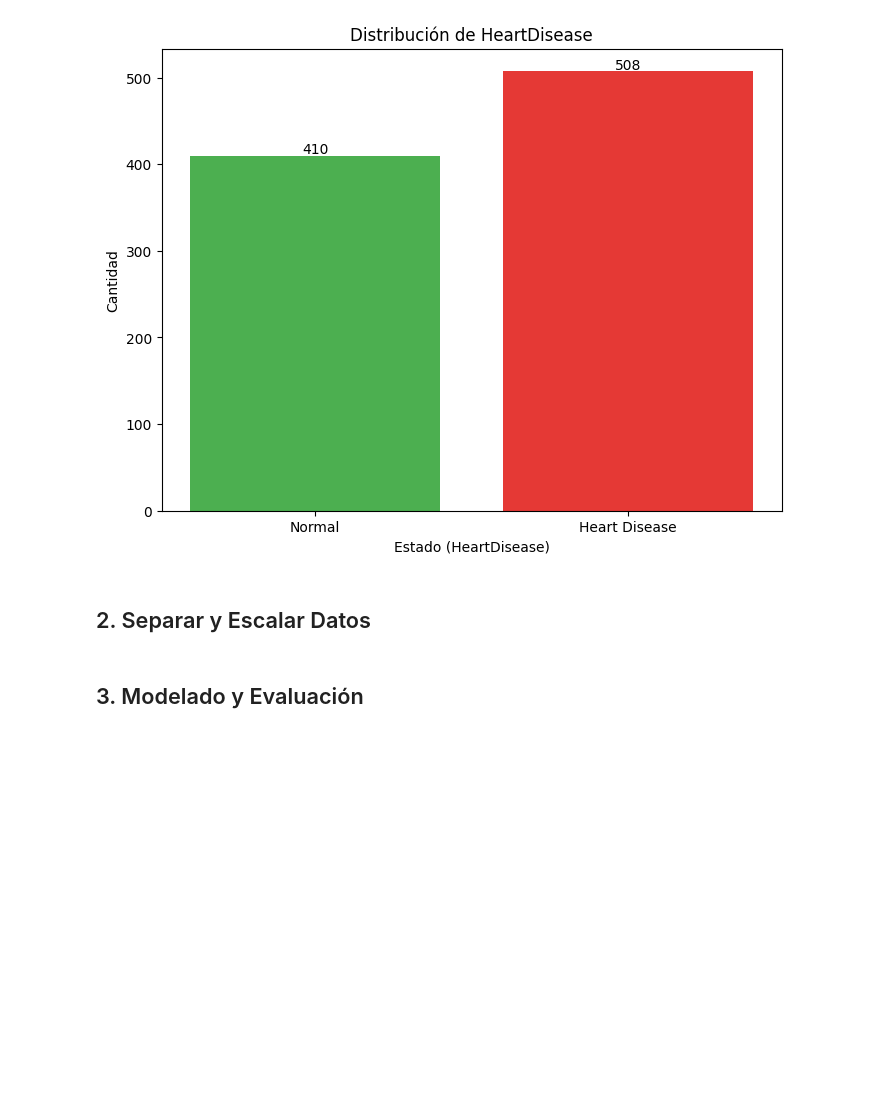
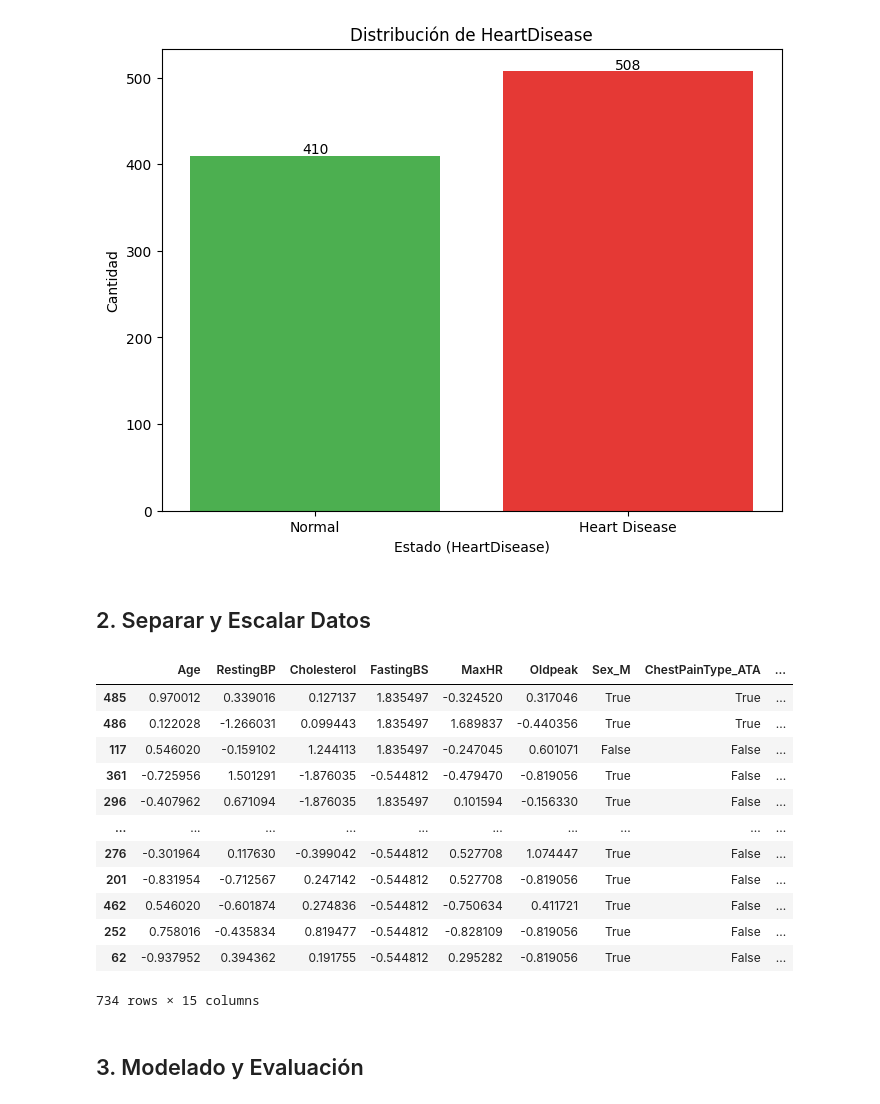
Before and after one commit to Xaiwu/heart-disease-prediction, a Jupyter notebook: notebooks/main.ipynb, the cells around one changed output. Saved outputs shown, nothing was run; the diff lists cells and outputs as text; code cells hidden in the pictures; blank space fills up the shorter version.

```diff
--- a/notebooks/main.ipynb
+++ b/notebooks/main.ipynb
@@ -80,5 +88,45 @@ plt.show()
 [figure]
 # %% [markdown]
 ## 2. Separar y Escalar Datos
+# %%
+numeric_cols = df.select_dtypes(include=['int64', 'float64']).columns.drop('HeartDisease')
+categorical_cols = df.select_dtypes(include=['object']).columns
+
+target = df['HeartDisease']
+numeric_features = df[numeric_cols]
+categorical_feats = df[categorical_cols]
+
+categorical_encoded = pd.get_dummies(categorical_feats, drop_first=True)
+features = pd.concat([numeric_features, categorical_encoded], axis=1)
+
+X_train, X_test, y_train, y_test = train_test_split(
+    features,
+    target,
+    test_size=0.2,
+    random_state=42,
+    stratify=target
+)
+scaler = StandardScaler()
+X_train_scaled = X_train.copy()
+X_test_scaled = X_test.copy()
+
+X_train_scaled[numeric_cols] = scaler.fit_transform(X_train[numeric_cols])
+X_test_scaled[numeric_cols] = scaler.transform(X_test[numeric_cols])
+
+X_train_scaled
+# %% [output]
+|  | Age | RestingBP | Cholesterol | FastingBS | MaxHR | Oldpeak | Sex_M | ChestPainType_ATA | ... |
+| 485 | 0.970012 | 0.339016 | 0.127137 | 1.835497 | -0.324520 | 0.317046 | True | True | ... |
+| 486 | 0.122028 | -1.266031 | 0.099443 | 1.835497 | 1.689837 | -0.440356 | True | True | ... |
+| 117 | 0.546020 | -0.159102 | 1.244113 | 1.835497 | -0.247045 | 0.601071 | False | False | ... |
+| 361 | -0.725956 | 1.501291 | -1.876035 | -0.544812 | -0.479470 | -0.819056 | True | False | ... |
+| 296 | -0.407962 | 0.671094 | -1.876035 | 1.835497 | 0.101594 | -0.156330 | True | False | ... |
+| ... | ... | ... | ... | ... | ... | ... | ... | ... | ... |
+| 276 | -0.301964 | 0.117630 | -0.399042 | -0.544812 | 0.527708 | 1.074447 | True | False | ... |
+| 201 | -0.831954 | -0.712567 | 0.247142 | -0.544812 | 0.527708 | -0.819056 | True | False | ... |
+| 462 | 0.546020 | -0.601874 | 0.274836 | -0.544812 | -0.750634 | 0.411721 | True | False | ... |
+| 252 | 0.758016 | -0.435834 | 0.819477 | -0.544812 | -0.828109 | -0.819056 | True | False | ... |
+| 62 | -0.937952 | 0.394362 | 0.191755 | -0.544812 | 0.295282 | -0.819056 | True | False | ... |
+734 rows × 15 columns
 # %% [markdown]
 ## 3. Modelado y Evaluación
```
Also changed, not shown: parts of 5 cells of this notebook, 1 other file.
